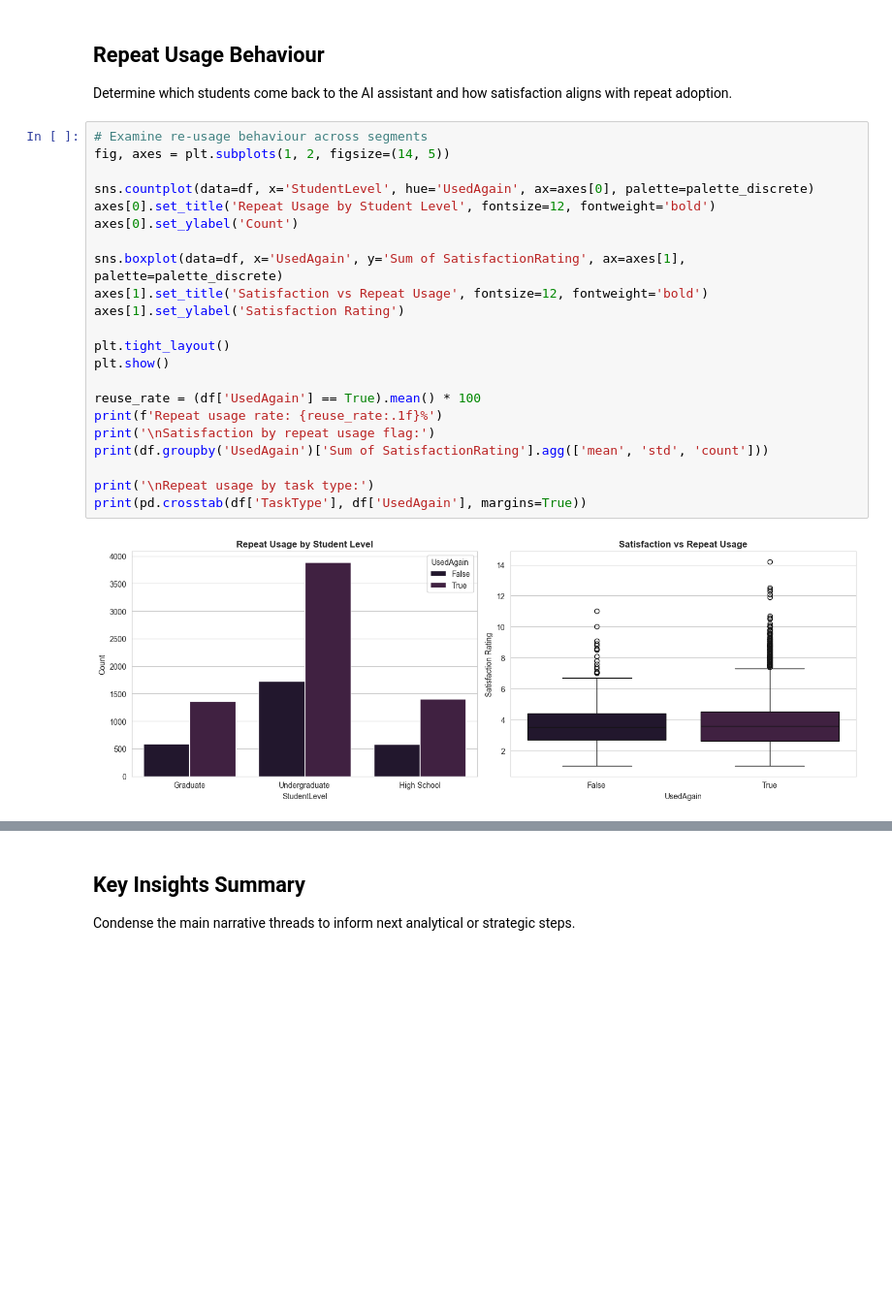
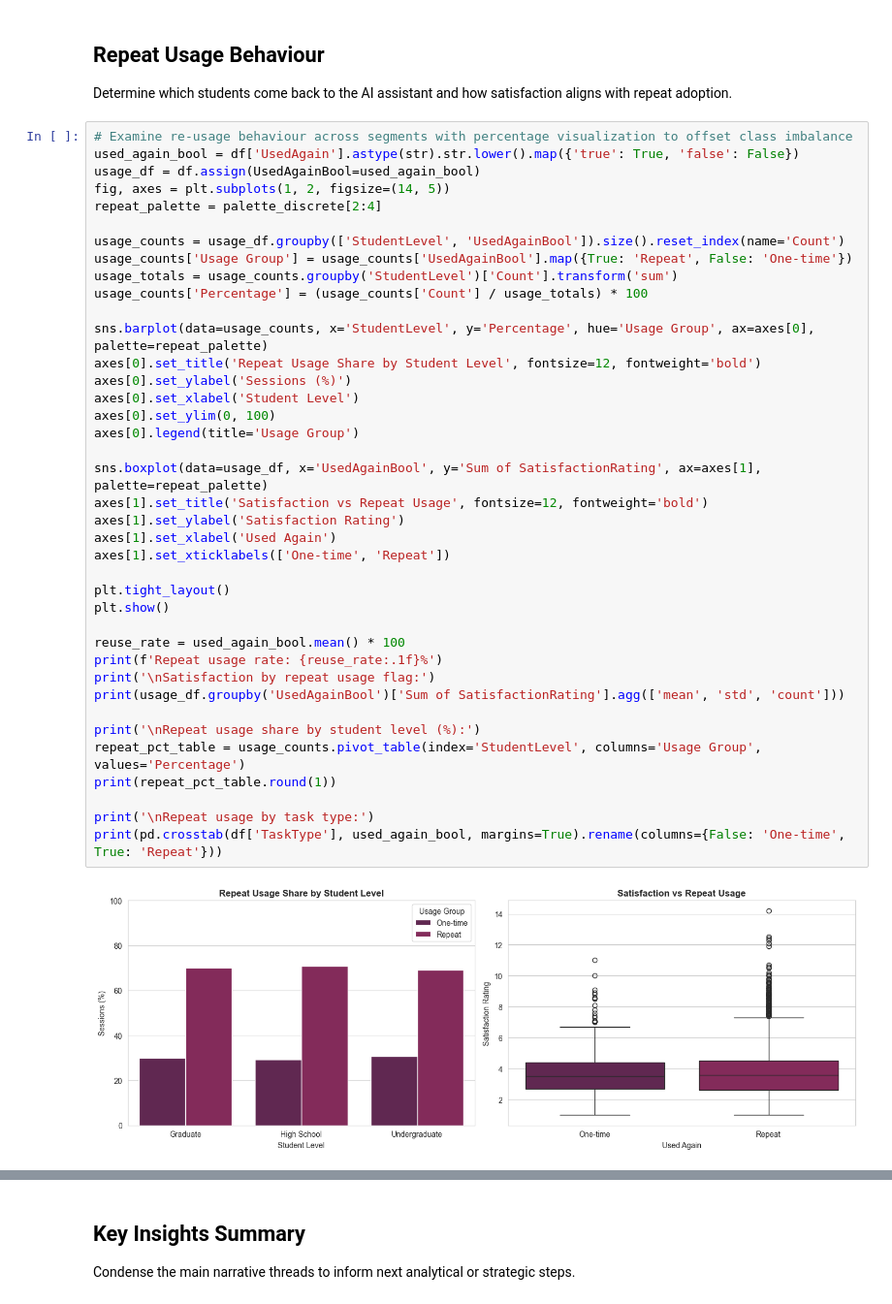
Before and after one commit to IuliaBunescu/student-ai-consumption, a Jupyter notebook: analysis/ida_eda.ipynb, the cells around one changed output, grey strips where cells are left out. Shown at 97% size. Saved outputs shown, nothing was run; the diff lists cells and outputs as text; blank space fills up the shorter version.

```diff
--- a/analysis/ida_eda.ipynb
+++ b/analysis/ida_eda.ipynb
@@ -336,29 +772,46 @@ Track engagement volume and satisfaction over time to flag seasonal spikes or dr
 ## Repeat Usage Behaviour
 Determine which students come back to the AI assistant and how satisfaction aligns with repeat adoption.
 # %%
-# Examine re-usage behaviour across segments
+# Examine re-usage behaviour across segments with percentage visualization to offset class imbalance
+used_again_bool = df['UsedAgain'].astype(str).str.lower().map({'true': True, 'false': False})
+usage_df = df.assign(UsedAgainBool=used_again_bool)
 fig, axes = plt.subplots(1, 2, figsize=(14, 5))
+repeat_palette = palette_discrete[2:4]
 
-sns.countplot(data=df, x='StudentLevel', hue='UsedAgain', ax=axes[0], palette=palette_discrete)
-axes[0].set_title('Repeat Usage by Student Level', fontsize=12, fontweight='bold')
-axes[0].set_ylabel('Count')
+usage_counts = usage_df.groupby(['StudentLevel', 'UsedAgainBool']).size().reset_index(name='Count')
+usage_counts['Usage Group'] = usage_counts['UsedAgainBool'].map({True: 'Repeat', False: 'One-time'})
+usage_totals = usage_counts.groupby('StudentLevel')['Count'].transform('sum')
+usage_counts['Percentage'] = (usage_counts['Count'] / usage_totals) * 100
 
-sns.boxplot(data=df, x='UsedAgain', y='Sum of SatisfactionRating', ax=axes[1], palette=palette_discrete)
+sns.barplot(data=usage_counts, x='StudentLevel', y='Percentage', hue='Usage Group', ax=axes[0], palette=repeat_palette)
+axes[0].set_title('Repeat Usage Share by Student Level', fontsize=12, fontweight='bold')
+axes[0].set_ylabel('Sessions (%)')
+axes[0].set_xlabel('Student Level')
+axes[0].set_ylim(0, 100)
+axes[0].legend(title='Usage Group')
+
+sns.boxplot(data=usage_df, x='UsedAgainBool', y='Sum of SatisfactionRating', ax=axes[1], palette=repeat_palette)
 axes[1].set_title('Satisfaction vs Repeat Usage', fontsize=12, fontweight='bold')
 axes[1].set_ylabel('Satisfaction Rating')
+axes[1].set_xlabel('Used Again')
+axes[1].set_xticklabels(['One-time', 'Repeat'])
 
 plt.tight_layout()
 plt.show()
 
-reuse_rate = (df['UsedAgain'] == True).mean() * 100
+reuse_rate = used_again_bool.mean() * 100
 print(f'Repeat usage rate: {reuse_rate:.1f}%')
 print('\nSatisfaction by repeat usage flag:')
-print(df.groupby('UsedAgain')['Sum of SatisfactionRating'].agg(['mean', 'std', 'count']))
+print(usage_df.groupby('UsedAgainBool')['Sum of SatisfactionRating'].agg(['mean', 'std', 'count']))
+
+print('\nRepeat usage share by student level (%):')
+repeat_pct_table = usage_counts.pivot_table(index='StudentLevel', columns='Usage Group', values='Percentage')
+print(repeat_pct_table.round(1))
 
 print('\nRepeat usage by task type:')
-print(pd.crosstab(df['TaskType'], df['UsedAgain'], margins=True))
+print(pd.crosstab(df['TaskType'], used_again_bool, margins=True).rename(columns={False: 'One-time', True: 'Repeat'}))
 # %% [output]
-[figure, old version]
+[figure, new version]
 Repeat usage rate: 69.7%
 
 Satisfaction by repeat usage flag:
```
Also changed, not shown: parts of 51 cells of this notebook.
